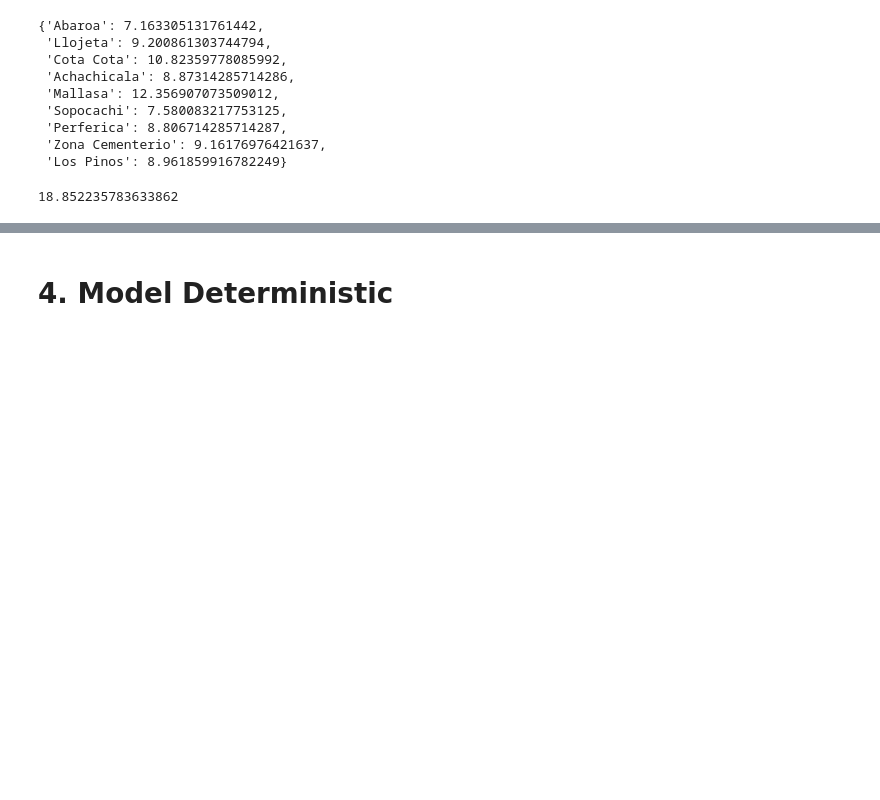
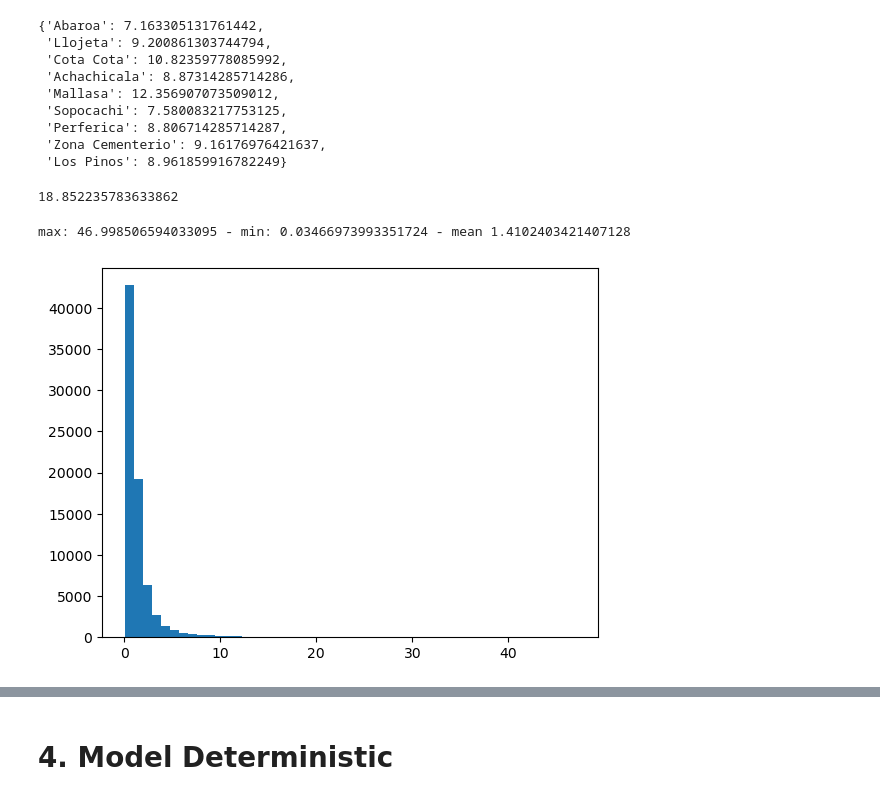
Before and after one commit to PitHurtado/redesign_urban-distribution, a Jupyter notebook: src/application.ipynb, the cells around one changed output, grey strips where cells are left out. Cells and saved outputs as stored; diff of their text form; code cells hidden in the pictures; blank space fills up the shorter version.

```diff
--- a/src/application.ipynb
+++ b/src/application.ipynb
@@ -31,25 +32,25 @@ Cantidad de clusters cargados: 721
 small_vehicle = Vehicle(id='small'
                         , type='small'
                         , capacity=12
-                        , costFixed=20
+                        , costFixed=2
                         , time_service=0.05
                         , time_fixed=0.05
                         , time_load=0.0072
                         , time_dispatch=0.625
-                        , speed_line=40
+                        , speed_line=60
                         , Tmax=12
                         , k=1.3)
 large_vehicle = Vehicle(id='large'
                         , type='large'
                         , capacity=53
-                        , costFixed=268
+                        , costFixed=10
                         , time_service=0.05
                         , time_fixed=0.05
                         , time_load=0.0142
                         , time_dispatch=0.75
                         , speed_line=80
                         , Tmax=12
-                        , k=1.3)
+                        , k=1)
 # %% [markdown]
 ## 1.4. Load Matrixes: Distance and Durations with and without traffic
 # %% [markdown]
@@ -203,3 +200,11 @@ cost_operation = {
     'satellite': cost_C,
     'dc': cost_G
 }
+# %%
+cost_shipping_satellites = [item for item in list(cost_C.values()) if item!=0]
+print(f'max: {np.max(cost_shipping_satellites)} - min: {np.min(cost_shipping_satellites)} - mean {np.mean(cost_shipping_satellites)}')
+plt.hist(cost_shipping_satellites, bins=50)
+plt.show()
+# %% [output]
+max: 46.998506594033095 - min: 0.03466973993351724 - mean 1.4102403421407128
+[figure, added]
```
Also changed, not shown: parts of 22 cells of this notebook, 2 other files.
